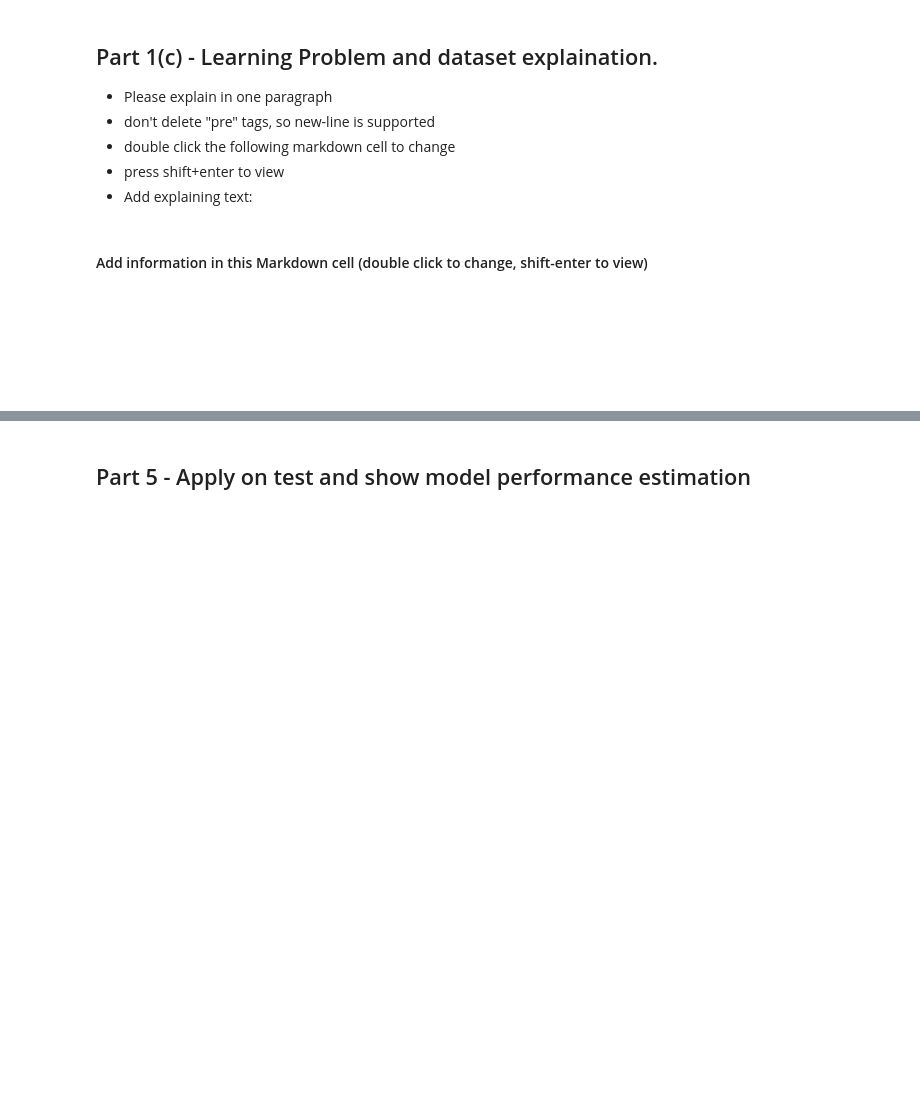
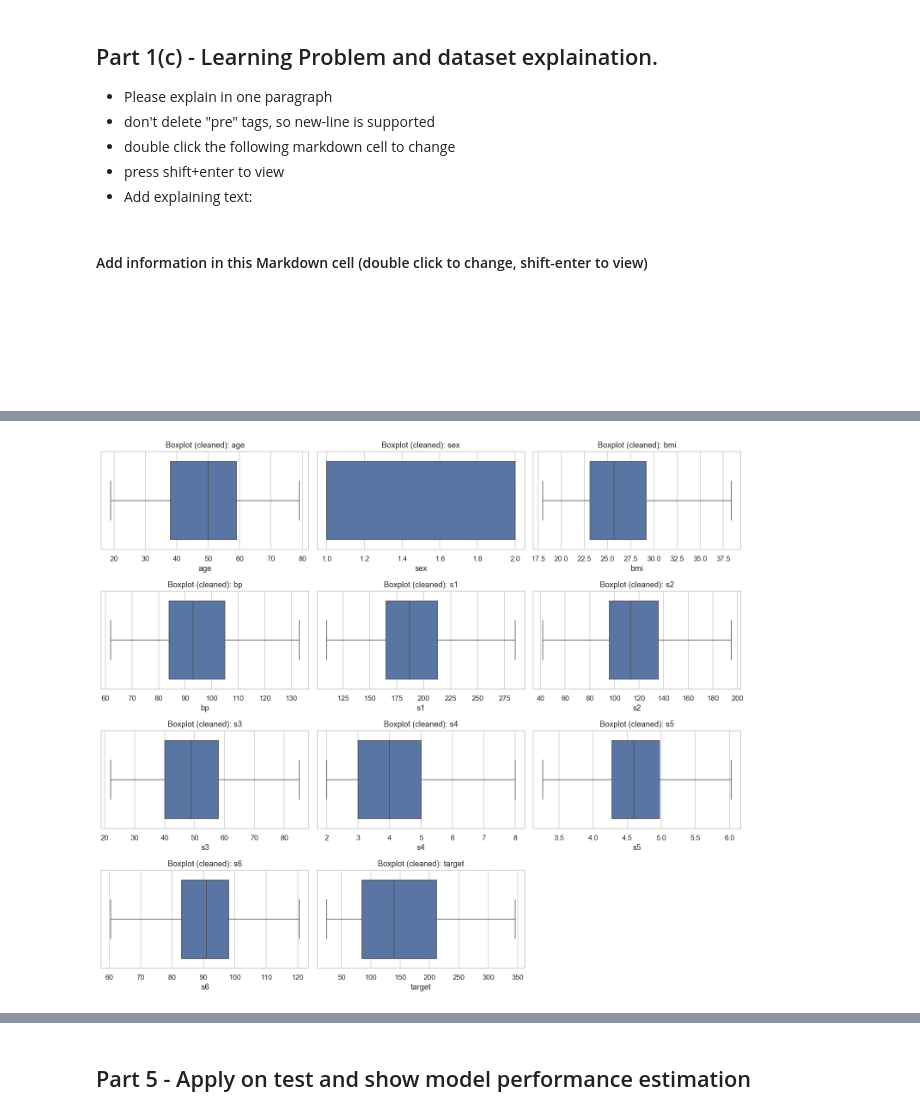
Before and after one commit to LidorAlmkays/Assignment_supervised_learning_flow, a Jupyter notebook: Assignment_supervised_learning_flow.ipynb, the cells around one changed output, grey strips where cells are left out. Drawn from its saved outputs; the diff is of its cells as text; code cells hidden in the pictures; blank space fills up the shorter version.

```diff
--- a/Assignment_supervised_learning_flow.ipynb
+++ b/Assignment_supervised_learning_flow.ipynb
@@ -147,0 +217,13 @@ Use the best combination of feature engineering, model (algorithm and hyperparam
+# %%
+# Verify outlier treatment by creating new boxplots of cleaned data
+fig, axes = plt.subplots(nrows=int(np.ceil(len(numeric_cols)/3)), ncols=3, figsize=(14, 3*int(np.ceil(len(numeric_cols)/3))))
+axes = axes.flatten()
+for ax, col in zip(axes, numeric_cols):
+    sns.boxplot(x=train_data_cleaned[col], ax=ax)
+    ax.set_title(f"Boxplot (cleaned): {col}")
+for ax in axes[len(numeric_cols):]:
+    ax.axis('off')
+plt.tight_layout()
+plt.show()
+# %% [output]
+[figure, added]
```
Also changed, not shown: parts of 22 cells of this notebook.
